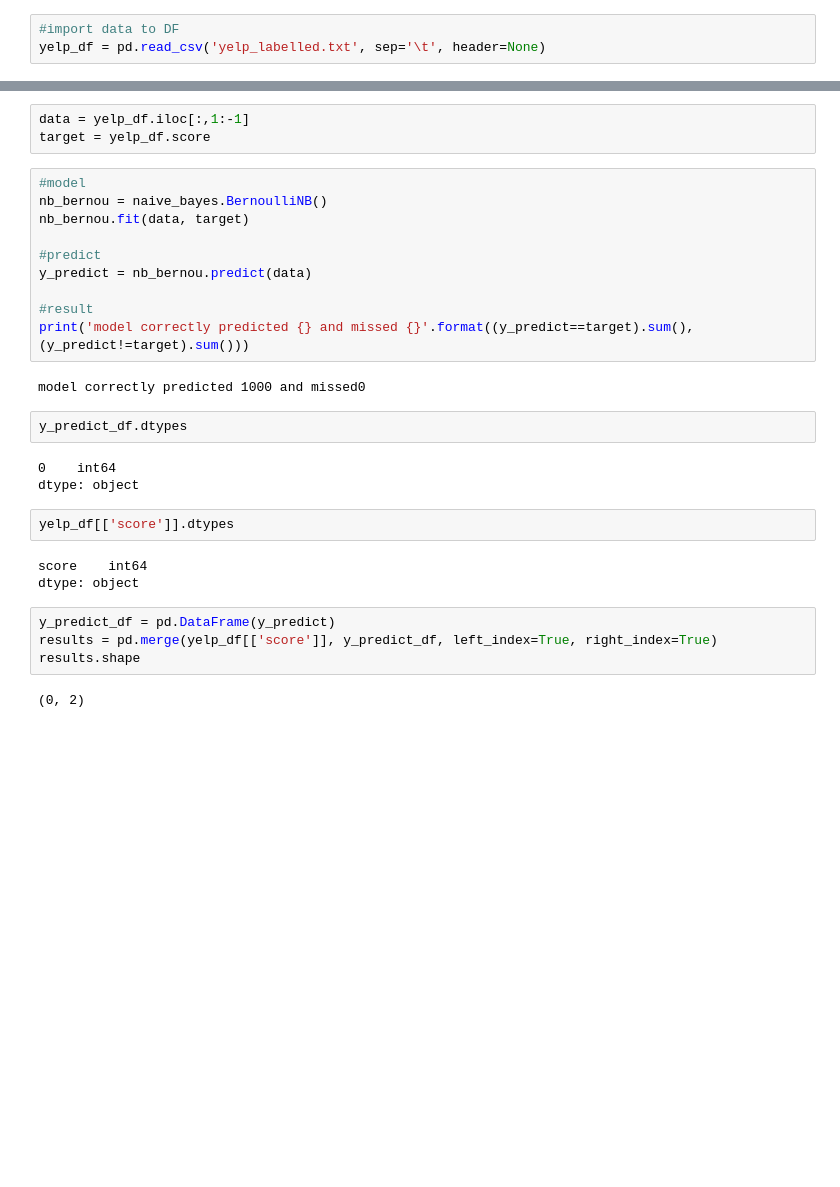
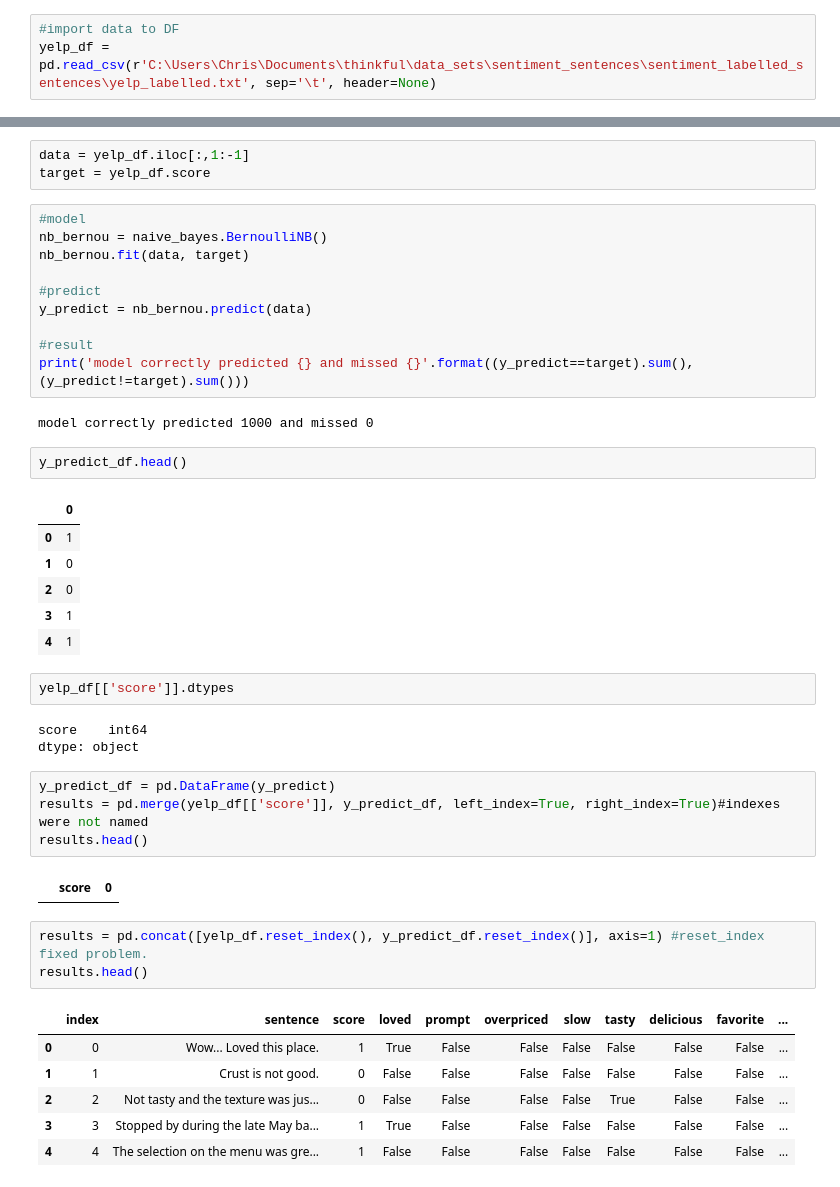
Before and after one commit to chrisoyer/thinkful_notes, a Jupyter notebook: Unit_2_supervised_learning/18.6_Sentiment_w_Naive_Bayes_drill.ipynb, the cells around one changed output, grey strips where cells are left out. Cells and saved outputs as stored; diff of their text form; blank space fills up the shorter version.

```diff
--- a/Unit_2_supervised_learning/18.6_Sentiment_w_Naive_Bayes_drill.ipynb
+++ b/Unit_2_supervised_learning/18.6_Sentiment_w_Naive_Bayes_drill.ipynb
@@ -58,6 +55,6 @@ yelp_labelled.txt
 # %%
 #import data to DF
-yelp_df = pd.read_csv('yelp_labelled.txt', sep='\t', header=None)
+yelp_df = pd.read_csv(r'C:\Users\Chris\Documents\thinkful\data_sets\sentiment_sentences\sentiment_labelled_sentences\yelp_labelled.txt', sep='\t', header=None)
 # %%
 yelp_df.rename(index=str, columns={0:'sentence', 1:'score'}, inplace=True)
 # %%
@@ -135,12 +132,16 @@ y_predict = nb_bernou.predict(data)
 #result
 print('model correctly predicted {} and missed {}'.format((y_predict==target).sum(),(y_predict!=target).sum()))
 # %% [output]
-model correctly predicted 1000 and missed0
+model correctly predicted 1000 and missed 0
 # %%
-y_predict_df.dtypes
+y_predict_df.head()
 # %% [output]
-0    int64
-dtype: object
+|  | 0 |
+| 0 | 1 |
+| 1 | 0 |
+| 2 | 0 |
+| 3 | 1 |
+| 4 | 1 |
 # %%
 yelp_df[['score']].dtypes
 # %% [output]
@@ -148,7 +149,17 @@ score    int64
 dtype: object
 # %%
 y_predict_df = pd.DataFrame(y_predict)
-results = pd.merge(yelp_df[['score']], y_predict_df, left_index=True, right_index=True)
-results.shape
+results = pd.merge(yelp_df[['score']], y_predict_df, left_index=True, right_index=True)#indexes were not named
+results.head()
 # %% [output]
-(0, 2)
+|  | score | 0 |
+# %%
+results = pd.concat([yelp_df.reset_index(), y_predict_df.reset_index()], axis=1) #reset_index fixed problem.
+results.head()
+# %% [output]
+|  | index | sentence | score | loved | prompt | overpriced | slow | tasty | delicious | favorite | ... |
+| 0 | 0 | Wow... Loved this place. | 1 | True | False | False | False | False | False | False | ... |
+| 1 | 1 | Crust is not good. | 0 | False | False | False | False | False | False | False | ... |
+| 2 | 2 | Not tasty and the texture was jus... | 0 | False | False | False | False | True | False | False | ... |
+| 3 | 3 | Stopped by during the late May ba... | 1 | True | False | False | False | False | False | False | ... |
+| 4 | 4 | The selection on the menu was gre... | 1 | False | False | False | False | False | False | False | ... |
```
Also changed, not shown: parts of 4 cells of this notebook, 4 other files.
